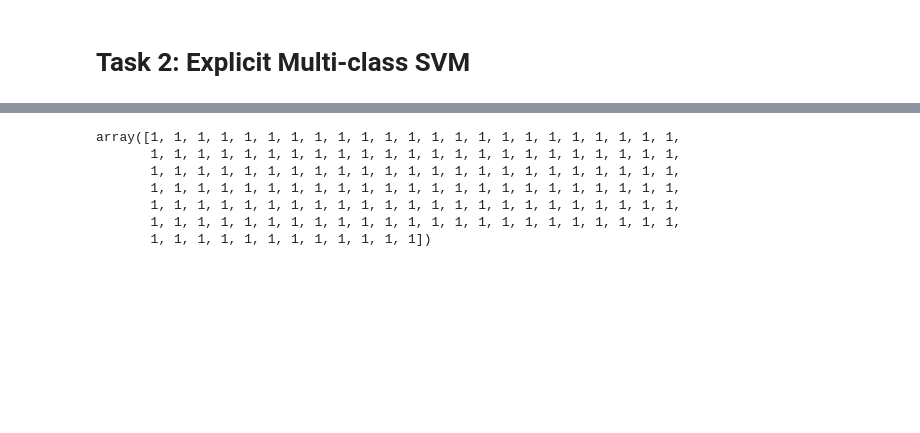
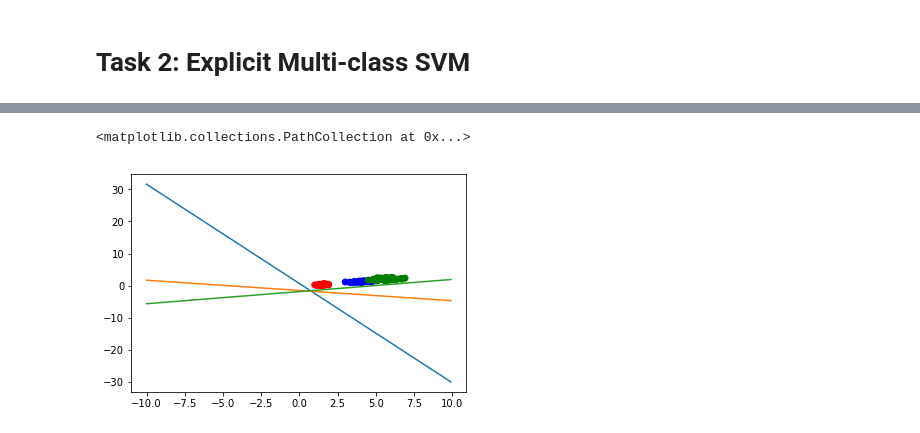
Before and after one commit to Hudsonnc/Cogs-185, a Jupyter notebook: hw1/Multiclass Classification.ipynb, the cells around one changed output, grey strips where cells are left out. Drawn from its saved outputs; the diff is of its cells as text; code cells hidden in the pictures; blank space fills up the shorter version.

```diff
--- a/hw1/Multiclass Classification.ipynb
+++ b/hw1/Multiclass Classification.ipynb
@@ -209,10 +225,13 @@ svm.accuracy(x, y)
-# %%
-svm.predict_labels(x)
-# %% [output]
-array([1, 1, 1, 1, 1, 1, 1, 1, 1, 1, 1, 1, 1, 1, 1, 1, 1, 1, 1, 1, 1, 1, 1,
-       1, 1, 1, 1, 1, 1, 1, 1, 1, 1, 1, 1, 1, 1, 1, 1, 1, 1, 1, 1, 1, 1, 1,
-       1, 1, 1, 1, 1, 1, 1, 1, 1, 1, 1, 1, 1, 1, 1, 1, 1, 1, 1, 1, 1, 1, 1,
-       1, 1, 1, 1, 1, 1, 1, 1, 1, 1, 1, 1, 1, 1, 1, 1, 1, 1, 1, 1, 1, 1, 1,
-       1, 1, 1, 1, 1, 1, 1, 1, 1, 1, 1, 1, 1, 1, 1, 1, 1, 1, 1, 1, 1, 1, 1,
-       1, 1, 1, 1, 1, 1, 1, 1, 1, 1, 1, 1, 1, 1, 1, 1, 1, 1, 1, 1, 1, 1, 1,
-       1, 1, 1, 1, 1, 1, 1, 1, 1, 1, 1, 1])
+# %%
+W = svm.W
+plotrange = np.arange(-10,10,.1)
+plt.plot(plotrange, ((1-W[0,2])-W[0,3]*plotrange)/W[1,2])
+
+plt.plot(plotrange, ((1-W[1,2])-W[1,3]*plotrange)/W[1,2])
+
+plt.plot(plotrange, ((1-W[2,2])-W[2,3]*plotrange)/W[1,2])
+
+plt.scatter(x[:,2], x[:,3], color = np.array(['r' if yi ==0 else 'b' if yi ==1 else 'g' for yi in y]))
+# %% [output]
+<matplotlib.collections.PathCollection at 0x...>
+[figure, added]
```
Also changed, not shown: parts of 4 cells of this notebook.
